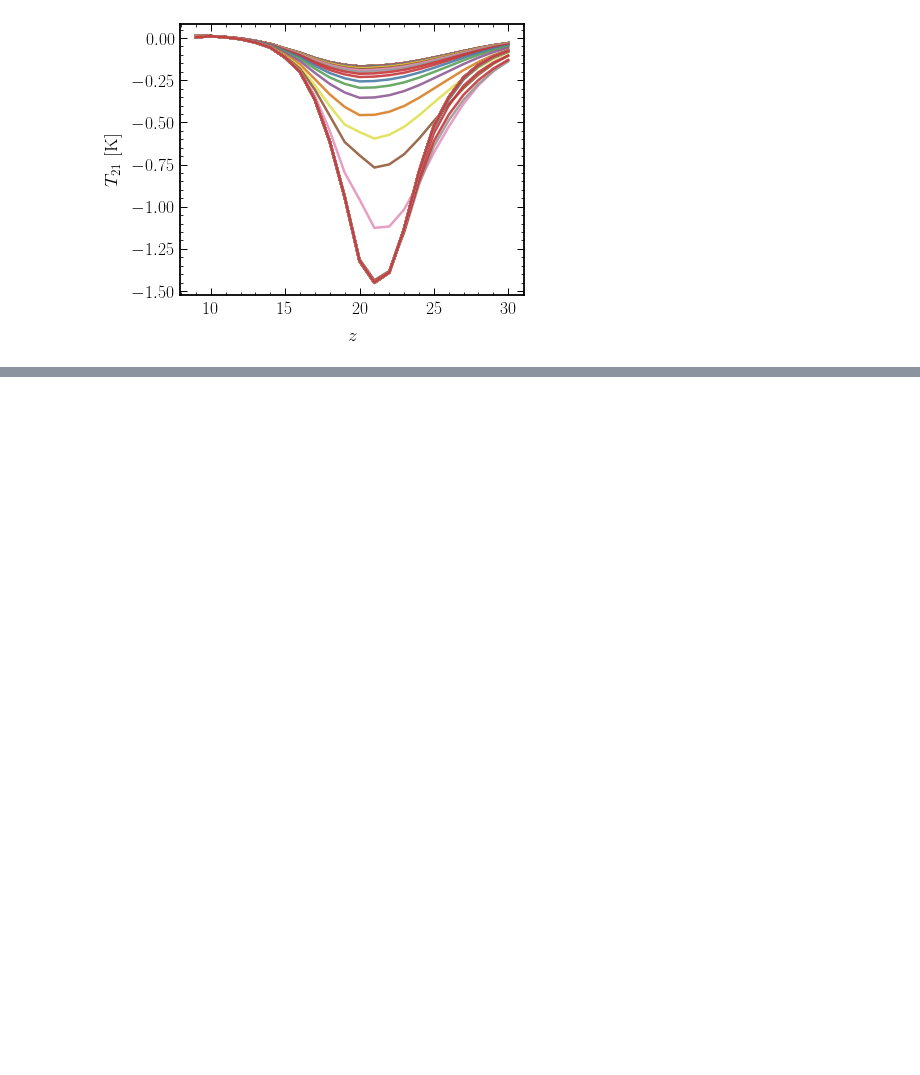
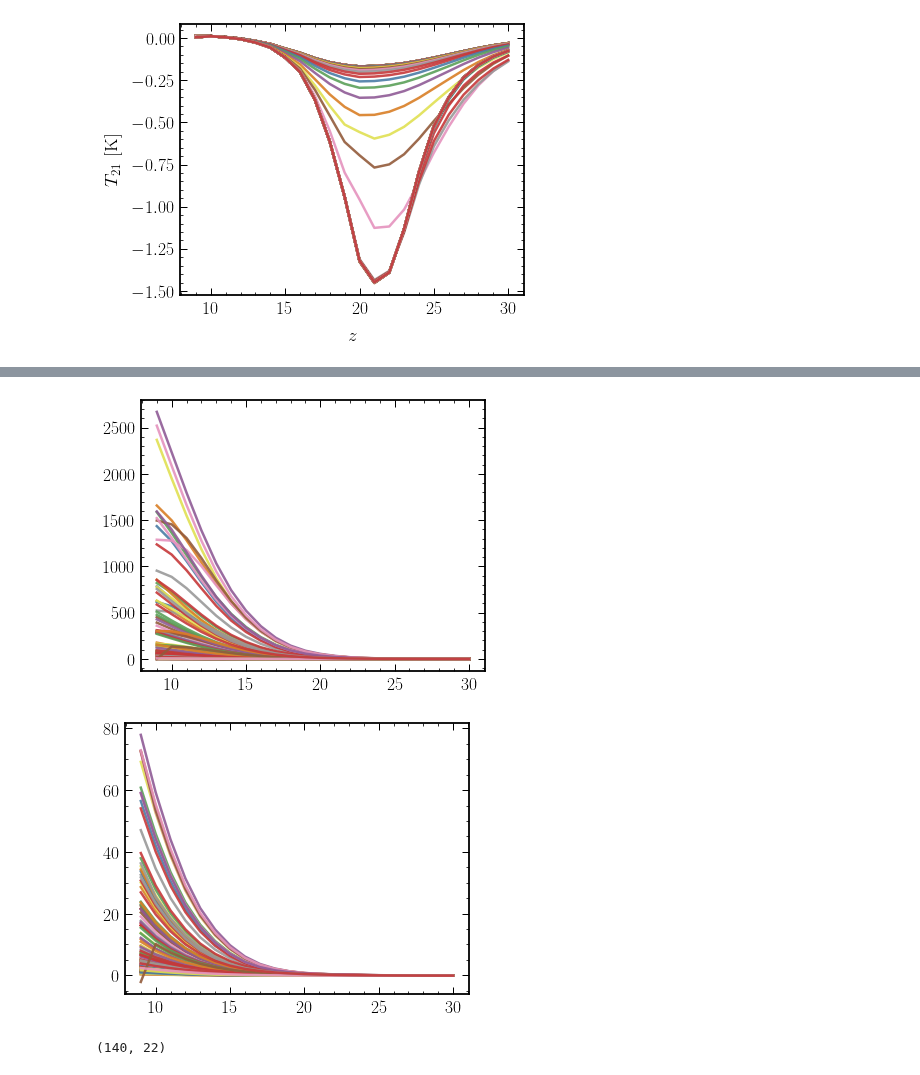
Before and after one commit to hongwanliu/millicharged_DM_with_bath, a Jupyter notebook: notebooks/Fluctuations.ipynb, the cells around one changed output, grey strips where cells are left out. Saved outputs shown, nothing was run; the diff lists cells and outputs as text; code cells hidden in the pictures; blank space fills up the shorter version.

Commit message:
Code for processing Anastasia's data including all models of xa and dTK.
 Please enter the commit message for your changes. Lines starting

```diff
--- a/notebooks/Fluctuations.ipynb
+++ b/notebooks/Fluctuations.ipynb
@@ -288,3 +297,24 @@ T21_fluc.data_dict
 # dill.dump(T21_fluc, open('/scratch/gpfs/hongwanl/millicharged_DM_with_bath/power_spec/mc100MeV_mm'+mm_string+'.p', 'wb'))
 
 dill.dump(T21_fluc, open('/scratch/gpfs/hongwanl/millicharged_DM_with_bath/power_spec/mc100MeV_full_smooth_deg3_fid_xA_fid_dTK.p', 'wb'))
+# %%
+# zlis x mmlis x Qlis
+xA_data = loadmat('/scratch/gpfs/hongwanl/millicharged_DM_with_bath/xA_from_Anastasia/xa_astromodel.mat')['xout']
+
+dTK_data = loadmat('/scratch/gpfs/hongwanl/millicharged_DM_with_bath/xA_from_Anastasia/dTK_astromodel.mat')['dTkout']
+# %%
+plt.figure()
+
+plt.plot(zlis, np.transpose(xA_data));
+
+plt.figure()
+
+plt.plot(zlis, np.transpose(dTK_data));
+# plt.plot(zlis, dTK_data[0])
+# %% [output]
+[figure, added]
+[figure, added]
+# %%
+xA_data.shape
+# %% [output]
+(140, 22)
```
Also changed, not shown: parts of 4 cells of this notebook, 1 other file.
